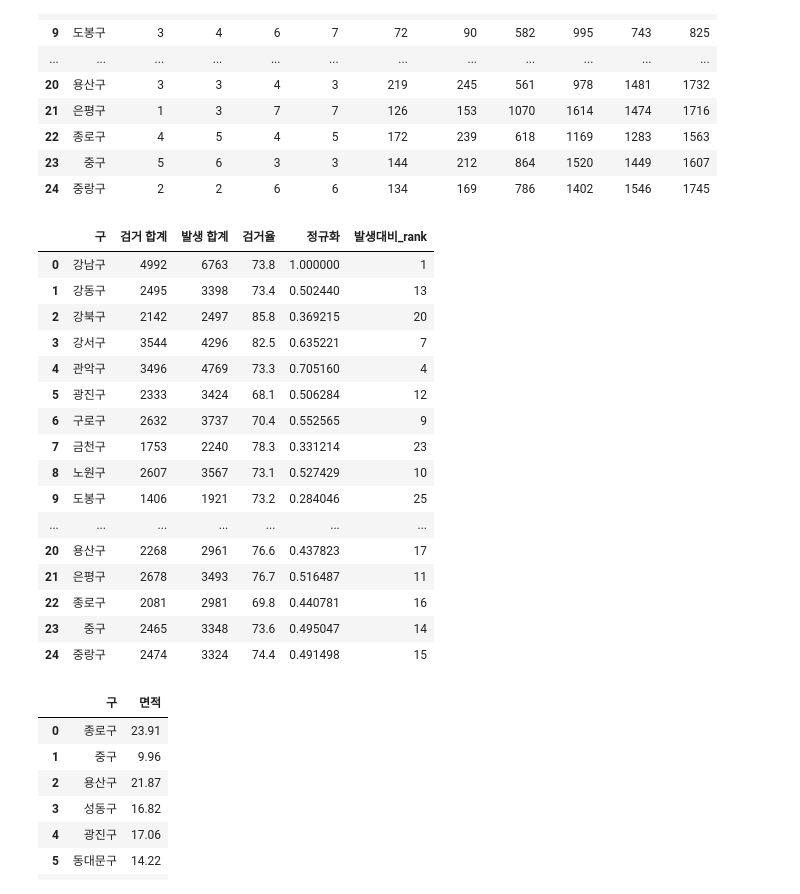
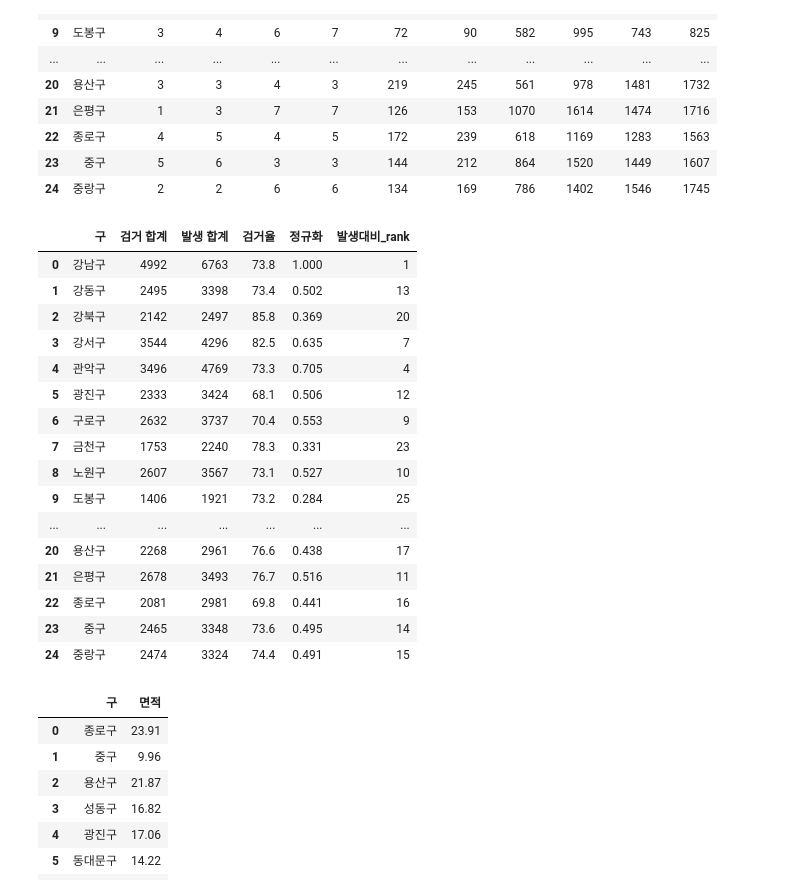
Before and after one commit to addinedu-ros-9th/eda-repo-2, a Jupyter notebook: data_analysis/Crime.ipynb, the cells around one changed output. Saved outputs shown, nothing was run; the diff lists cells and outputs as text; code cells hidden in the pictures.

```diff
--- a/data_analysis/Crime.ipynb
+++ b/data_analysis/Crime.ipynb
@@ -89,46 +89,47 @@ crime_gu
 # %%
 # 검거 칼럼들만 합산
 sum_arrest = crime_gu[['강도검거', '살인검거', '성범죄검거', '절도검거', '폭력검거']].sum(axis=1)
 
 # 발생 칼럼들만 합산
 sum_occurrence = crime_gu[['강도발생', '살인발생', '성범죄발생', '절도발생', '폭력발생']].sum(axis=1)
 
 # 발생 합계를 정규화
 crime_gu['정규화'] = sum_occurrence / sum_occurrence.max()
+crime_gu['정규화'] = crime_gu['정규화'].round(3)
 
 # 새로운 칼럼에 합산값 할당
 crime_gu['검거 합계'] = sum_arrest
-=
+crime_gu['발생 합계'] = sum_occurrence
 crime_gu['검거율'] = (crime_gu['검거 합계'] / crime_gu['발생 합계']) * 100
 
 # 검거율 소수점 첫째 자리까지 반올림
 crime_gu['검거율'] = crime_gu['검거율'].round(1)
 
 crime_gu['발생대비_rank'] = crime_gu['정규화'].rank(ascending=False)
 
 crime_gu['발생대비_rank'] = crime_gu['발생대비_rank'].astype(int)
 
 
 # 결과 확인
 crime_gu[['구','검거 합계', '발생 합계', '검거율','정규화', '발생대비_rank']]
 # %% [output]
 |  | 구 | 검거 합계 | 발생 합계 | 검거율 | 정규화 | 발생대비_rank |
-| 0 | 강남구 | 4992 | 6763 | 73.8 | 1.000000 | 1 |
-| 1 | 강동구 | 2495 | 3398 | 73.4 | 0.502440 | 13 |
-| 2 | 강북구 | 2142 | 2497 | 85.8 | 0.369215 | 20 |
-| 3 | 강서구 | 3544 | 4296 | 82.5 | 0.635221 | 7 |
-| 4 | 관악구 | 3496 | 4769 | 73.3 | 0.705160 | 4 |
-| 5 | 광진구 | 2333 | 3424 | 68.1 | 0.506284 | 12 |
-| 6 | 구로구 | 2632 | 3737 | 70.4 | 0.552565 | 9 |
-| 7 | 금천구 | 1753 | 2240 | 78.3 | 0.331214 | 23 |
-| 8 | 노원구 | 2607 | 3567 | 73.1 | 0.527429 | 10 |
-| 9 | 도봉구 | 1406 | 1921 | 73.2 | 0.284046 | 25 |
+| 0 | 강남구 | 4992 | 6763 | 73.8 | 1.000 | 1 |
+| 1 | 강동구 | 2495 | 3398 | 73.4 | 0.502 | 13 |
+| 2 | 강북구 | 2142 | 2497 | 85.8 | 0.369 | 20 |
+| 3 | 강서구 | 3544 | 4296 | 82.5 | 0.635 | 7 |
+| 4 | 관악구 | 3496 | 4769 | 73.3 | 0.705 | 4 |
+| 5 | 광진구 | 2333 | 3424 | 68.1 | 0.506 | 12 |
+| 6 | 구로구 | 2632 | 3737 | 70.4 | 0.553 | 9 |
+| 7 | 금천구 | 1753 | 2240 | 78.3 | 0.331 | 23 |
+| 8 | 노원구 | 2607 | 3567 | 73.1 | 0.527 | 10 |
+| 9 | 도봉구 | 1406 | 1921 | 73.2 | 0.284 | 25 |
 | ... | ... | ... | ... | ... | ... | ... |
-| 20 | 용산구 | 2268 | 2961 | 76.6 | 0.437823 | 17 |
-| 21 | 은평구 | 2678 | 3493 | 76.7 | 0.516487 | 11 |
-| 22 | 종로구 | 2081 | 2981 | 69.8 | 0.440781 | 16 |
-| 23 | 중구 | 2465 | 3348 | 73.6 | 0.495047 | 14 |
-| 24 | 중랑구 | 2474 | 3324 | 74.4 | 0.491498 | 15 |
+| 20 | 용산구 | 2268 | 2961 | 76.6 | 0.438 | 17 |
+| 21 | 은평구 | 2678 | 3493 | 76.7 | 0.516 | 11 |
+| 22 | 종로구 | 2081 | 2981 | 69.8 | 0.441 | 16 |
+| 23 | 중구 | 2465 | 3348 | 73.6 | 0.495 | 14 |
+| 24 | 중랑구 | 2474 | 3324 | 74.4 | 0.491 | 15 |
 # %%
 df_gu_area = pd.read_csv("/home/seo/dev_ws/eda/data/gu_area.csv")
 
```
Also changed, not shown: parts of 1 cell of this notebook, 2 other files.
